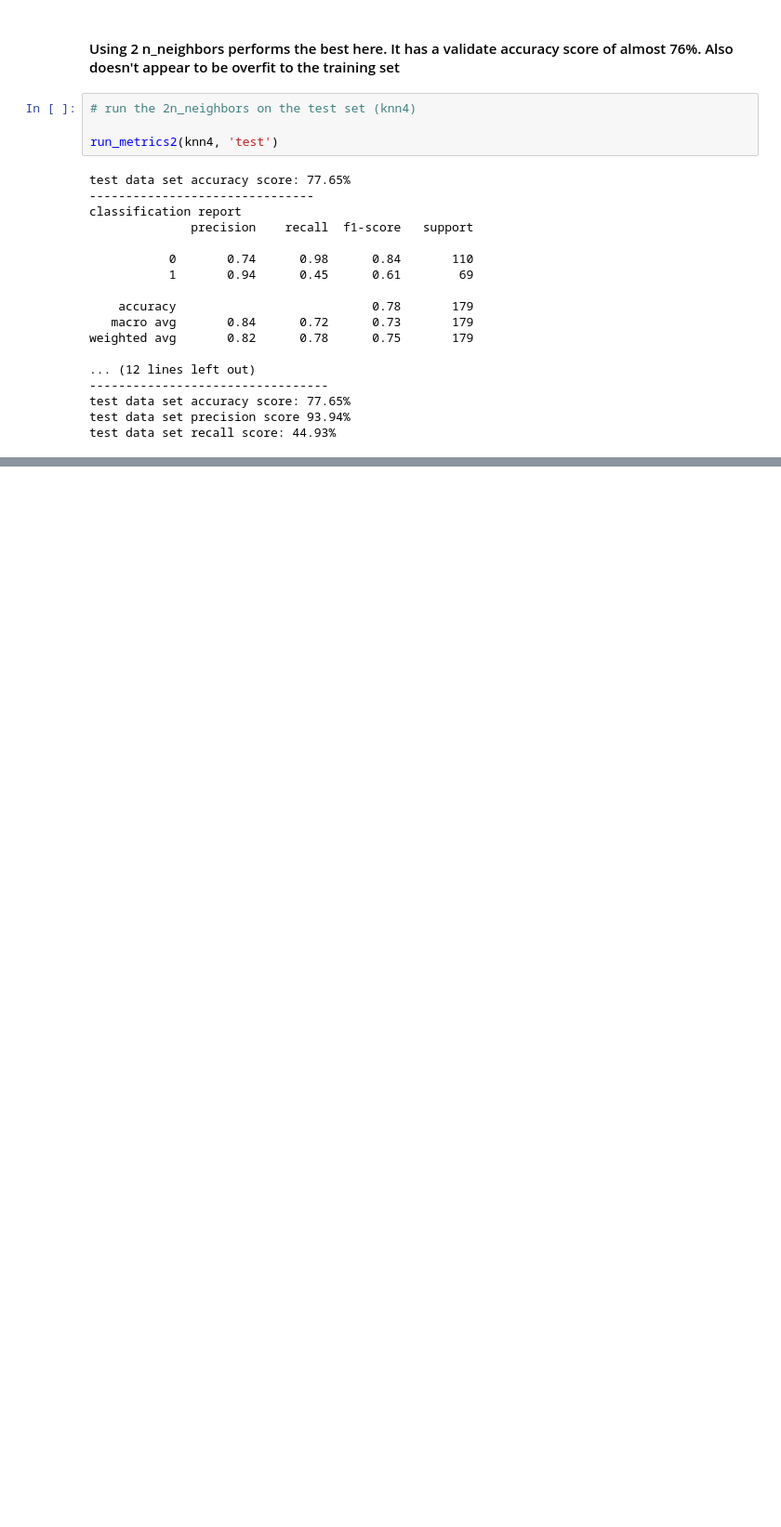
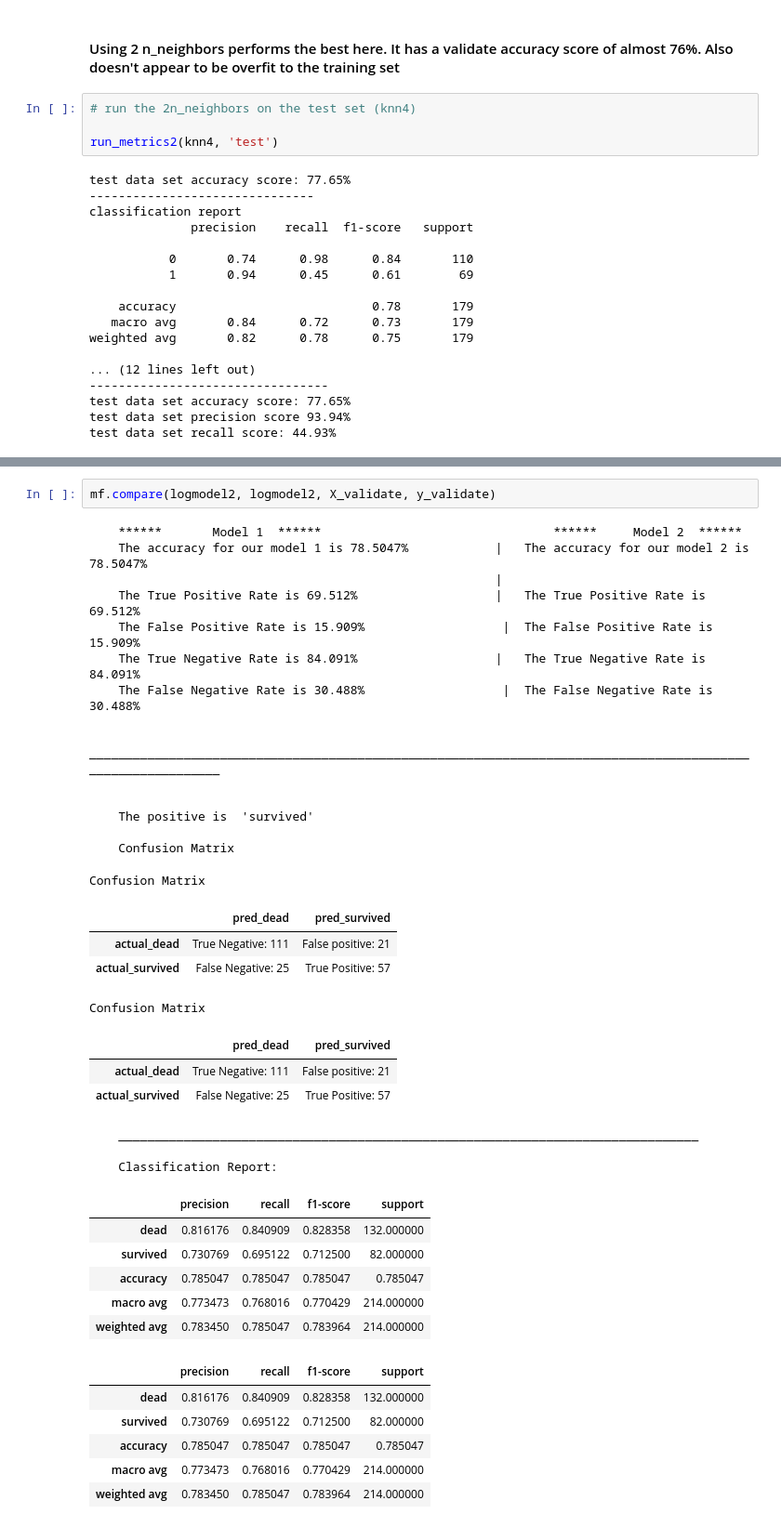
Before and after one commit to HeatherOrtegaMcMillan/classification-exercises, a Jupyter notebook: model.ipynb, the cells around one changed output, grey strips where cells are left out. Shown: that part at 93% size. Drawn from its saved outputs; the diff is of its cells as text; blank space fills up the shorter version.

```diff
--- a/model.ipynb
+++ b/model.ipynb
@@ -986,0 +1125,40 @@ test data set recall score: 44.93%
+# %%
+mf.compare(logmodel2, logmodel2, X_validate, y_validate)
+# %% [output]
+    ******       Model 1  ******                                ******     Model 2  ******
+    The accuracy for our model 1 is 78.5047%            |   The accuracy for our model 2 is 78.5047%
+                                                        |
+    The True Positive Rate is 69.512%                   |   The True Positive Rate is 69.512%
+    The False Positive Rate is 15.909%                   |  The False Positive Rate is 15.909%
+    The True Negative Rate is 84.091%                   |   The True Negative Rate is 84.091%
+    The False Negative Rate is 30.488%                   |  The False Negative Rate is 30.488%
+
+    _____________________________________________________________________________________________________________
+
+
+    The positive is  'survived'
+
+    Confusion Matrix
+Confusion Matrix
+|  | pred_dead | pred_survived |
+| actual_dead | True Negative: 111 | False positive: 21 |
+| actual_survived | False Negative: 25 | True Positive: 57 |
+Confusion Matrix
+|  | pred_dead | pred_survived |
+| actual_dead | True Negative: 111 | False positive: 21 |
+| actual_survived | False Negative: 25 | True Positive: 57 |
+    ________________________________________________________________________________
+
+    Classification Report:
+|  | precision | recall | f1-score | support |
+| dead | 0.816176 | 0.840909 | 0.828358 | 132.000000 |
+| survived | 0.730769 | 0.695122 | 0.712500 | 82.000000 |
+| accuracy | 0.785047 | 0.785047 | 0.785047 | 0.785047 |
+| macro avg | 0.773473 | 0.768016 | 0.770429 | 214.000000 |
+| weighted avg | 0.783450 | 0.785047 | 0.783964 | 214.000000 |
+|  | precision | recall | f1-score | support |
+| dead | 0.816176 | 0.840909 | 0.828358 | 132.000000 |
+| survived | 0.730769 | 0.695122 | 0.712500 | 82.000000 |
+| accuracy | 0.785047 | 0.785047 | 0.785047 | 0.785047 |
+| macro avg | 0.773473 | 0.768016 | 0.770429 | 214.000000 |
+| weighted avg | 0.783450 | 0.785047 | 0.783964 | 214.000000 |
```
Also changed, not shown: parts of 23 cells of this notebook.
